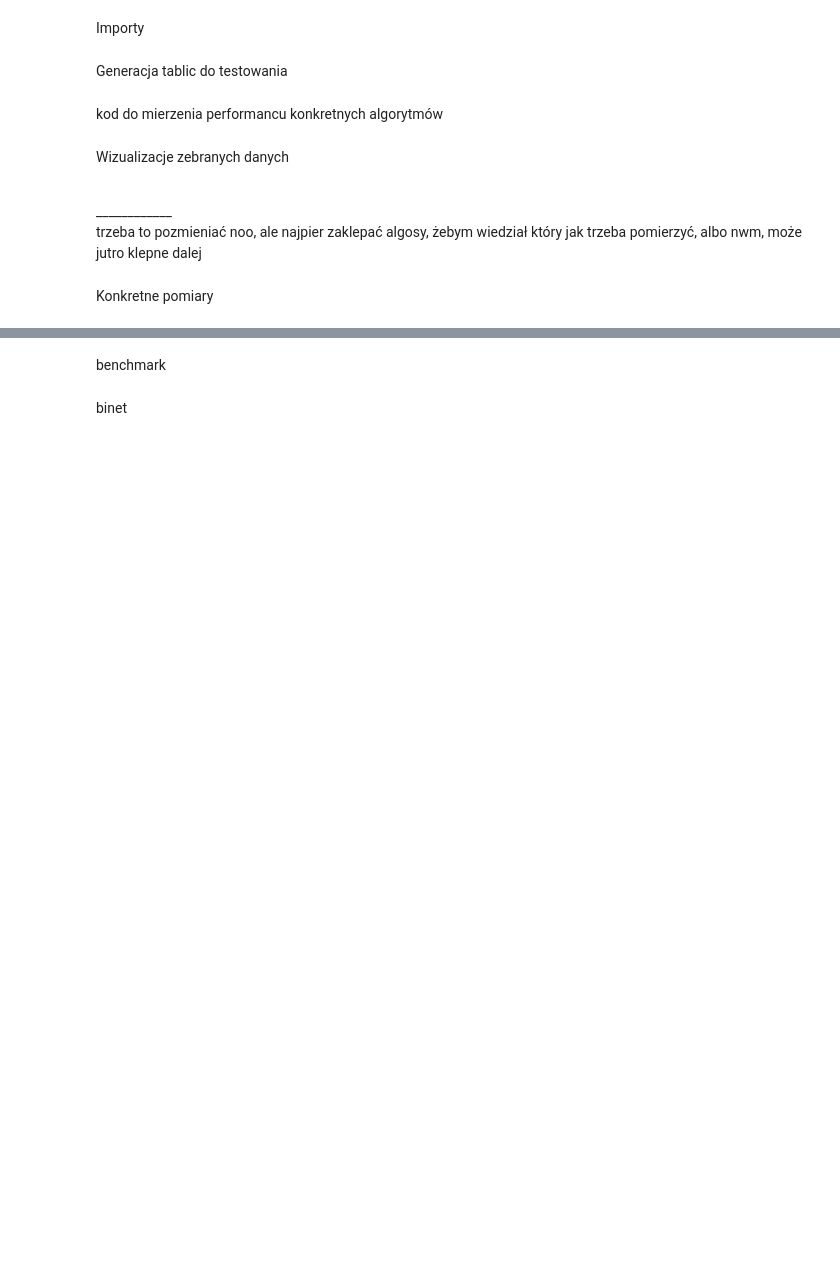
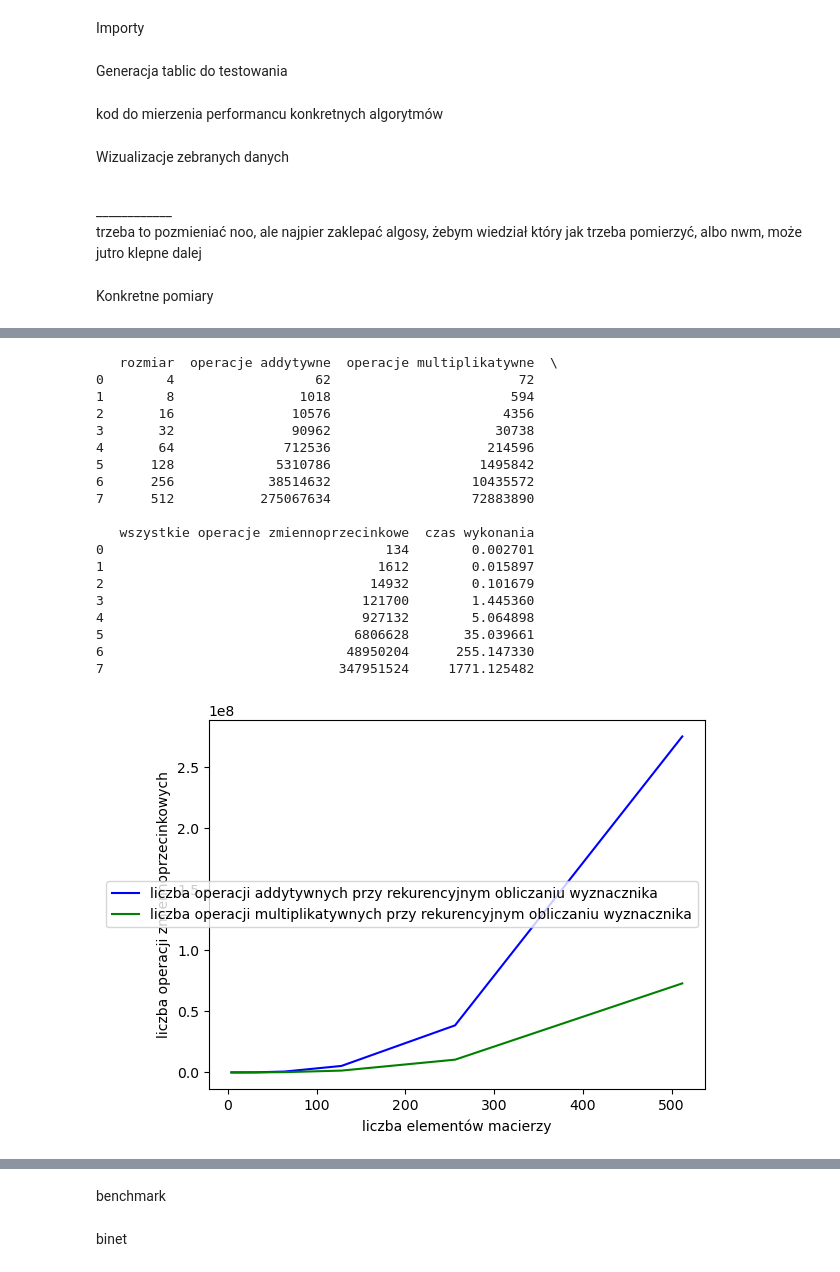
Before and after one commit to puszekjuliuszek/macierzowe, a Jupyter notebook: zestaw2/set_2.ipynb, the cells around one changed output, grey strips where cells are left out. Drawn from its saved outputs; the diff is of its cells as text; code cells hidden in the pictures; blank space fills up the shorter version.

```diff
--- a/zestaw2/set_2.ipynb
+++ b/zestaw2/set_2.ipynb
@@ -184,0 +109,3 @@ visualise_multiplication(binet_df, "Bineta")
+# %%
+# recursive_det_df = measure_algorithm(recursive_det)
+recursive_det_df = pd.read_csv("Out_12.csv", header=0).drop("n", axis=1)
@@ -184,0 +177,23 @@ visualise_multiplication(binet_df, "Bineta")
+# %%
+visualise_multiplication(recursive_det_df, "rekurencyjnym obliczaniu wyznacznika")
+# %% [output]
+   rozmiar  operacje addytywne  operacje multiplikatywne  \
+0        4                  62                        72
+1        8                1018                       594
+2       16               10576                      4356
+3       32               90962                     30738
+4       64              712536                    214596
+5      128             5310786                   1495842
+6      256            38514632                  10435572
+7      512           275067634                  72883890
+
+   wszystkie operacje zmiennoprzecinkowe  czas wykonania
+0                                    134        0.002701
+1                                   1612        0.015897
+2                                  14932        0.101679
+3                                 121700        1.445360
+4                                 927132        5.064898
+5                                6806628       35.039661
+6                               48950204      255.147330
+7                              347951524     1771.125482
+[figure, added]
```
Also changed, not shown: parts of 36 cells of this notebook, 4 other files.
